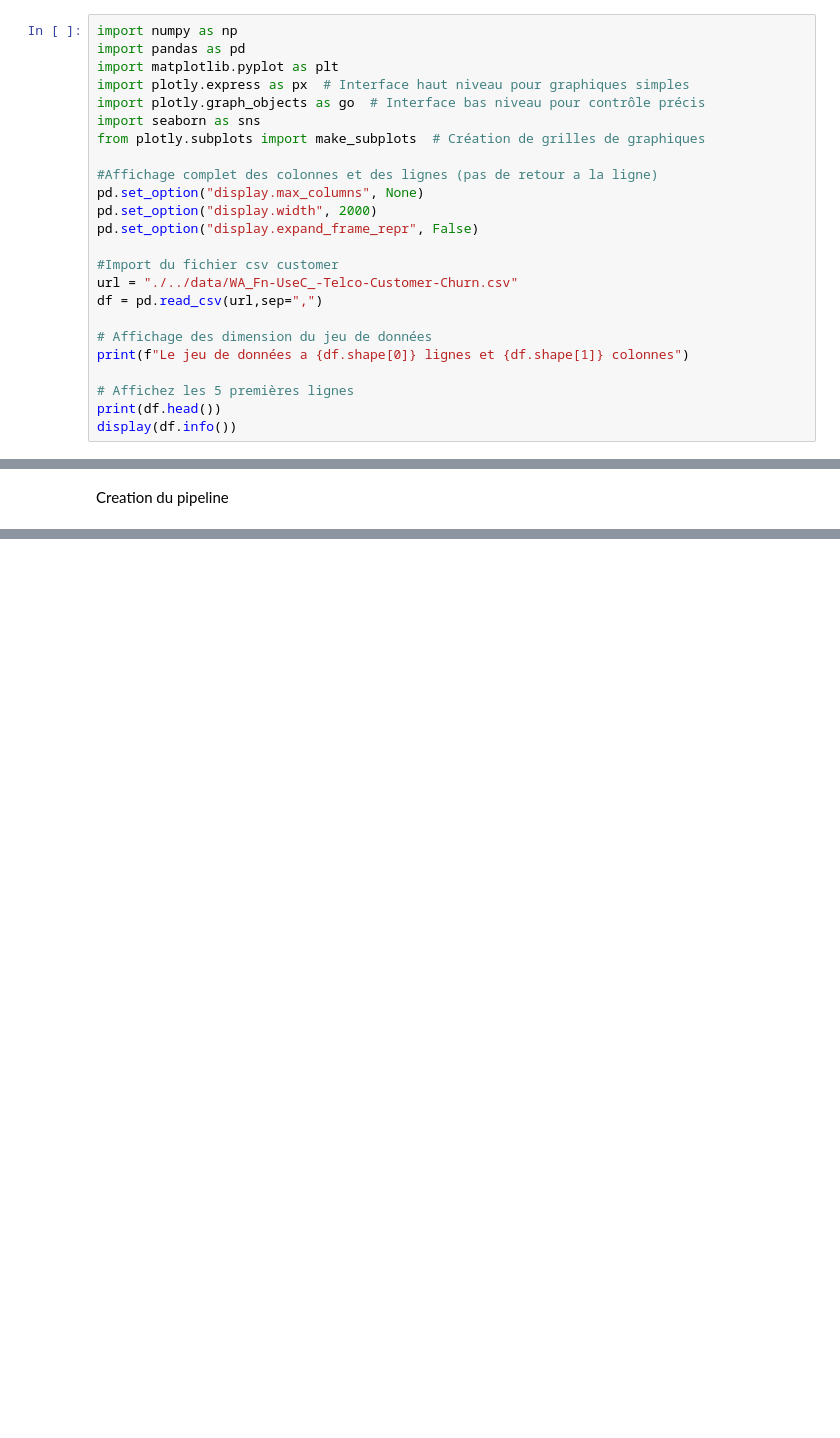
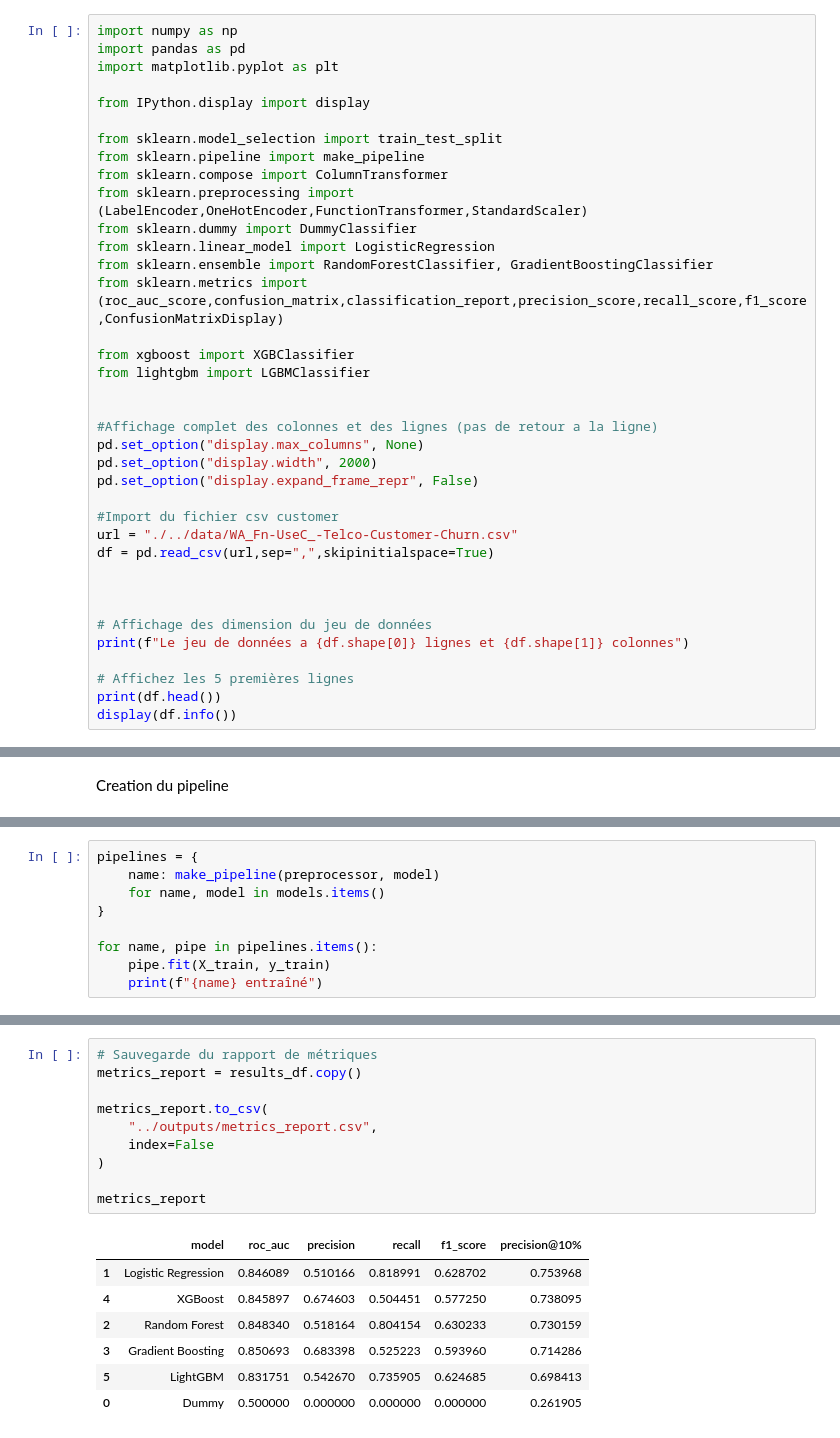
Before and after one commit to RomainGuillon/Identifier-churn, a Jupyter notebook: notebooks/02_baseline_model.ipynb, the cells around one changed output, grey strips where cells are left out. Drawn from its saved outputs; the diff is of its cells as text; blank space fills up the shorter version.

Commit message:
entrainement des models + rapport

```diff
--- a/notebooks/02_baseline_model.ipynb
+++ b/notebooks/02_baseline_model.ipynb
@@ -2,10 +2,21 @@
 import numpy as np
 import pandas as pd
 import matplotlib.pyplot as plt
-import plotly.express as px  # Interface haut niveau pour graphiques simples
-import plotly.graph_objects as go  # Interface bas niveau pour contrôle précis
-import seaborn as sns
-from plotly.subplots import make_subplots  # Création de grilles de graphiques
+
+from IPython.display import display
+
+from sklearn.model_selection import train_test_split
+from sklearn.pipeline import make_pipeline
+from sklearn.compose import ColumnTransformer
+from sklearn.preprocessing import (LabelEncoder,OneHotEncoder,FunctionTransformer,StandardScaler)
+from sklearn.dummy import DummyClassifier
+from sklearn.linear_model import LogisticRegression
+from sklearn.ensemble import RandomForestClassifier, GradientBoostingClassifier
+from sklearn.metrics import (roc_auc_score,confusion_matrix,classification_report,precision_score,recall_score,f1_score,ConfusionMatrixDisplay)
+
+from xgboost import XGBClassifier
+from lightgbm import LGBMClassifier
+
 
 #Affichage complet des colonnes et des lignes (pas de retour a la ligne)
 pd.set_option("display.max_columns", None)
@@ -14,7 +25,9 @@ pd.set_option("display.expand_frame_repr", False)
 
 #Import du fichier csv customer
 url = "./../data/WA_Fn-UseC_-Telco-Customer-Churn.csv"
-df = pd.read_csv(url,sep=",")
+df = pd.read_csv(url,sep=",",skipinitialspace=True)
+
+
 
 # Affichage des dimension du jeu de données
 print(f"Le jeu de données a {df.shape[0]} lignes et {df.shape[1]} colonnes")
@@ -249,0 +240,9 @@ print(f"\n💡 Interprétation : Un score proche de 1 indique d'excellentes perf
+# %%
+pipelines = {
+    name: make_pipeline(preprocessor, model)
+    for name, model in models.items()
+}
+
+for name, pipe in pipelines.items():
+    pipe.fit(X_train, y_train)
+    print(f"{name} entraîné")
@@ -249,0 +596,18 @@ print(f"\n💡 Interprétation : Un score proche de 1 indique d'excellentes perf
+# %%
+# Sauvegarde du rapport de métriques
+metrics_report = results_df.copy()
+
+metrics_report.to_csv(
+    "../outputs/metrics_report.csv",
+    index=False
+)
+
+metrics_report
+# %% [output]
+|  | model | roc_auc | precision | recall | f1_score | precision@10% |
+| 1 | Logistic Regression | 0.846089 | 0.510166 | 0.818991 | 0.628702 | 0.753968 |
+| 4 | XGBoost | 0.845897 | 0.674603 | 0.504451 | 0.577250 | 0.738095 |
+| 2 | Random Forest | 0.848340 | 0.518164 | 0.804154 | 0.630233 | 0.730159 |
+| 3 | Gradient Boosting | 0.850693 | 0.683398 | 0.525223 | 0.593960 | 0.714286 |
+| 5 | LightGBM | 0.831751 | 0.542670 | 0.735905 | 0.624685 | 0.698413 |
+| 0 | Dummy | 0.500000 | 0.000000 | 0.000000 | 0.000000 | 0.261905 |
```
Also changed, not shown: parts of 24 cells of this notebook, 6 other files.
